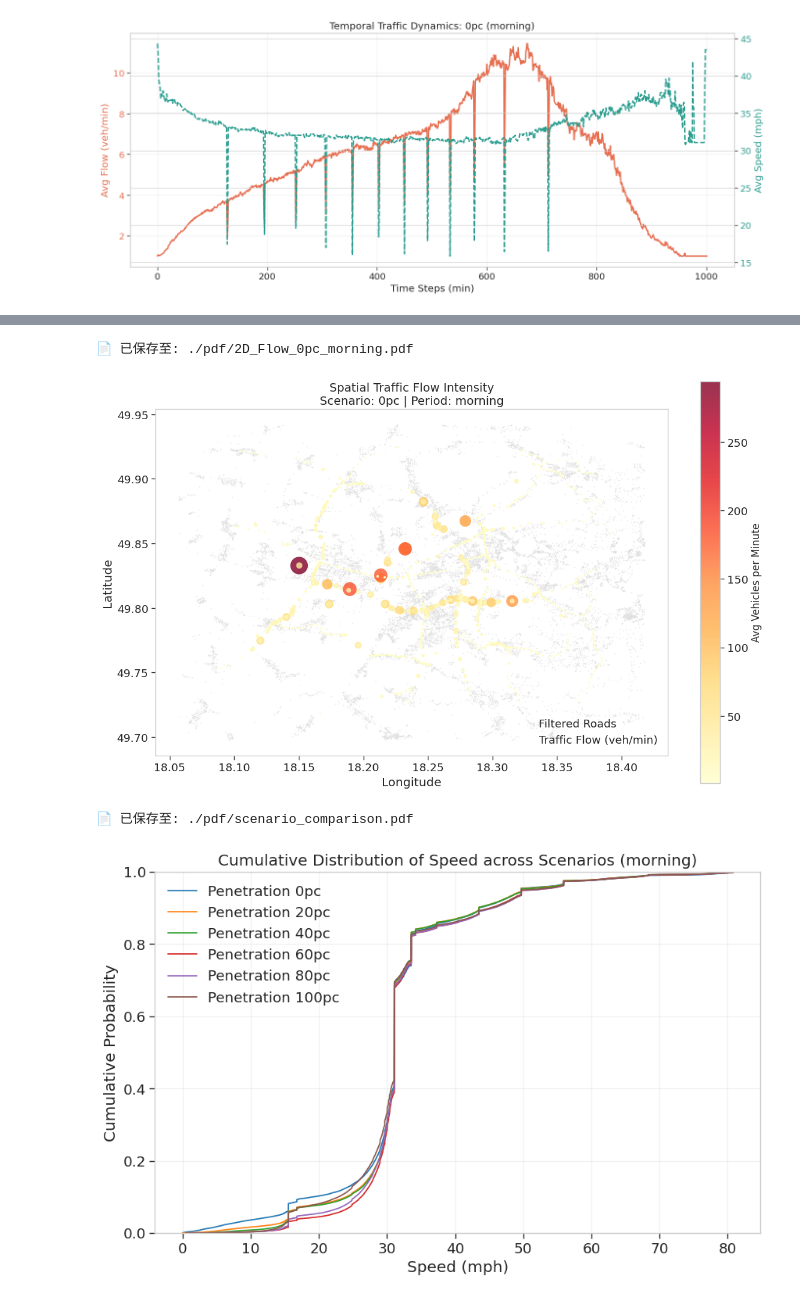
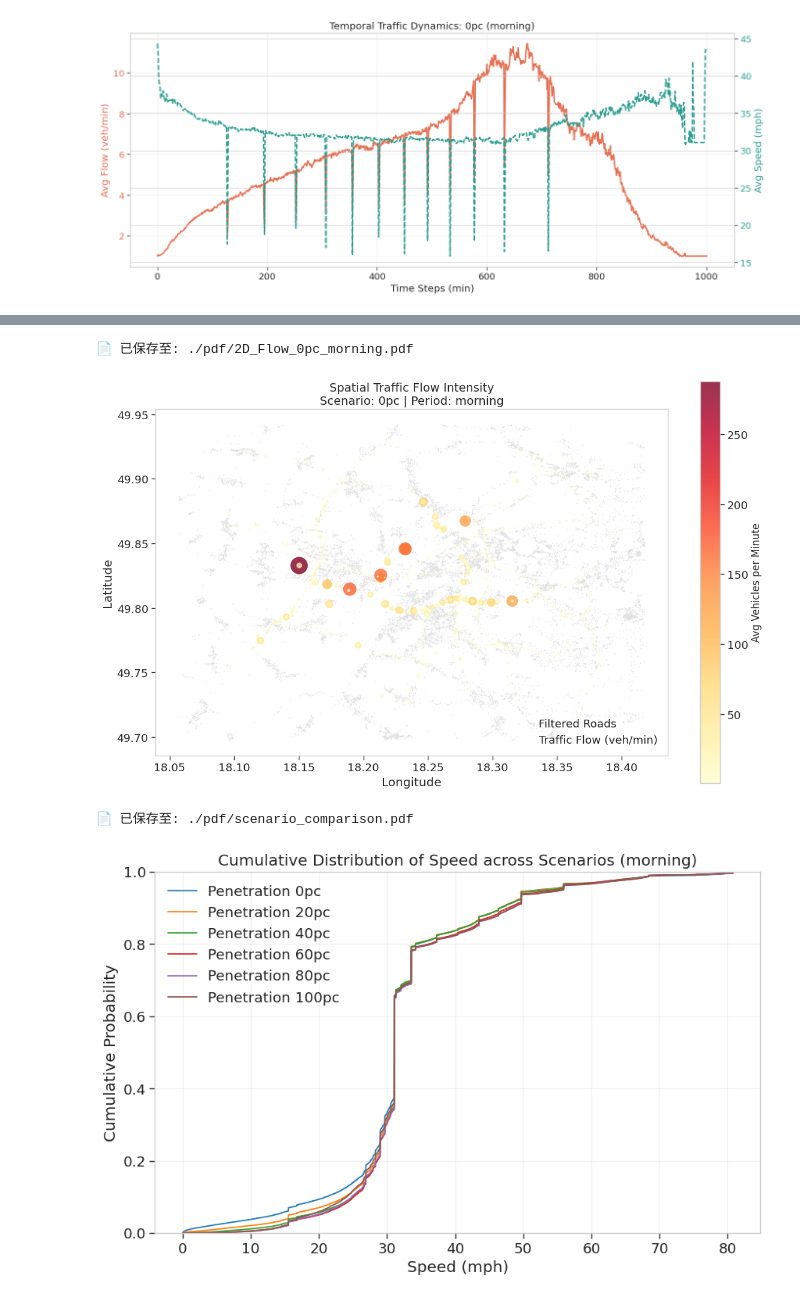
Before and after one commit to PiscesLab/RuthST, a Jupyter notebook: notebooks/data_analytics.ipynb, the cells around one changed output, grey strips where cells are left out. Cells and saved outputs as stored; diff of their text form; code cells hidden in the pictures.

```diff
--- a/notebooks/data_analytics.ipynb
+++ b/notebooks/data_analytics.ipynb
@@ -297,7 +298,7 @@ def plot_2d_spatial_flow(portion='0pc', period='morning'):
     df_removed = df_raw[~df_raw['highway'].isin(main_roads)]
 
     # 2. 加载 H5 流量数据 (Volume)
-    flow_file = f"his_{portion}_1min_{period}_flow.h5"
+    flow_file = f"his_{portion}_10s_{period}_flow.h5"
     flow_path = PROCESSED_DIR / portion / flow_file
     df_f = pd.read_hdf(flow_path, key='data')
 
@@ -345,33 +346,33 @@ def plot_2d_spatial_flow(portion='0pc', period='morning'):
 plot_2d_spatial_flow('0pc', 'morning')
 # %% [output]
 📄 已保存至: ./pdf/2D_Flow_0pc_morning.pdf
-[figure, old version]
+[figure, new version]
 # %%
 def plot_scenario_comparison(portions=['0pc', '20pc', '40pc', '60pc', '80pc', '100pc'], period='morning'):
     plt.figure(figsize=(10, 6))
 
     for p in portions:
-        path = PROCESSED_DIR / p / f"his_{p}_1min_{period}_speed.h5"
+        path = PROCESSED_DIR / p / f"his_{p}_10s_{period}_speed.h5"
         if path.exists():
             df = pd.read_hdf(path, key='data')
             vals = df.values.flatten()
             active_vals = vals[vals > 0]
 
             # 绘制 CDF 曲线
             sns.ecdfplot(active_vals, label=f'Penetration {p}')
 
     plt.title(f"Cumulative Distribution of Speed across Scenarios ({period})")
     plt.xlabel("Speed (mph)")
     plt.ylabel("Cumulative Probability")
     plt.legend()
     plt.grid(True, alpha=0.3)
     # 保存到 pdf 文件夹
     save_path = f"./pdf/scenario_comparison.pdf"
     plt.savefig(save_path, dpi=300, bbox_inches='tight')
     print(f"📄 已保存至: {save_path}")
     plt.show()
 
 plot_scenario_comparison()
 # %% [output]
 📄 已保存至: ./pdf/scenario_comparison.pdf
-[figure, old version]
+[figure, new version]
```
Also changed, not shown: parts of 2 cells of this notebook, 12 other files.
